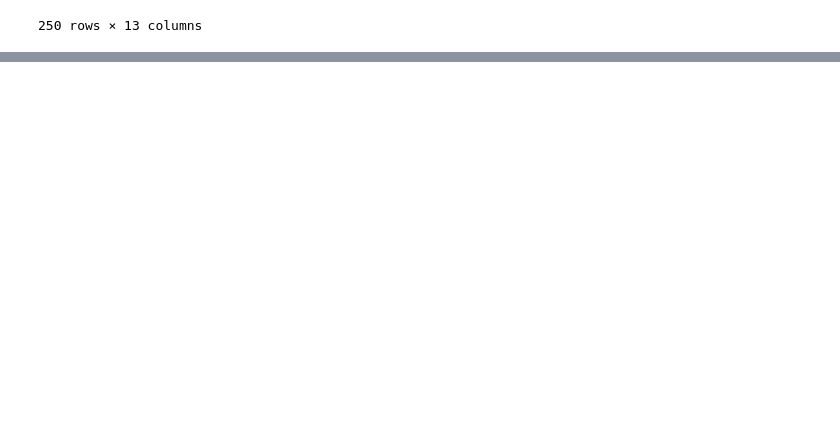
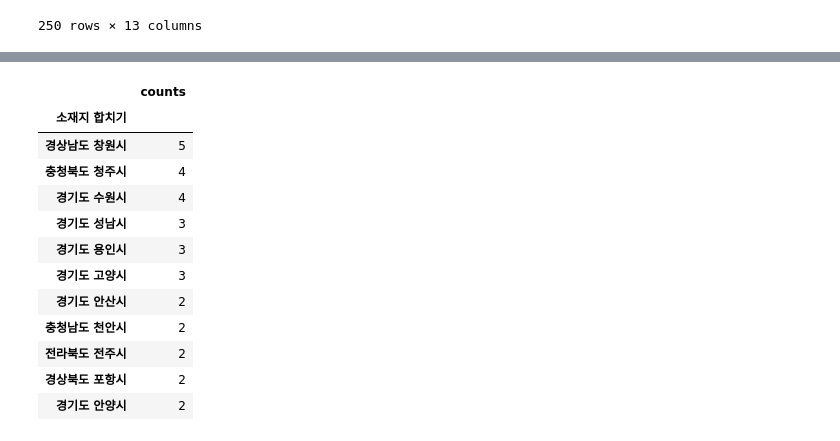
Before and after one commit to subinJi/daitgirls_5th_final, a Jupyter notebook: 0. Data_sigoongoo_population.ipynb, the cells around one changed output, grey strips where cells are left out. Drawn from its saved outputs; the diff is of its cells as text; code cells hidden in the pictures; blank space fills up the shorter version.

```diff
--- a/0. Data_sigoongoo_population.ipynb
+++ b/0. Data_sigoongoo_population.ipynb
@@ -332,0 +397,18 @@ population_sigoongu.to_excel('population_sigoongu_measure.xlsx')
+# %%
+# counts가 2 이상인 것 필터링
+c = b[b['counts'] >= 2]
+c
+# %% [output]
+|  | counts |
+| 소재지 합치기 |  |
+| 경상남도 창원시 | 5 |
+| 충청북도 청주시 | 4 |
+| 경기도 수원시 | 4 |
+| 경기도 성남시 | 3 |
+| 경기도 용인시 | 3 |
+| 경기도 고양시 | 3 |
+| 경기도 안산시 | 2 |
+| 충청남도 천안시 | 2 |
+| 전라북도 전주시 | 2 |
+| 경상북도 포항시 | 2 |
+| 경기도 안양시 | 2 |
```
Also changed, not shown: parts of 13 cells of this notebook.
